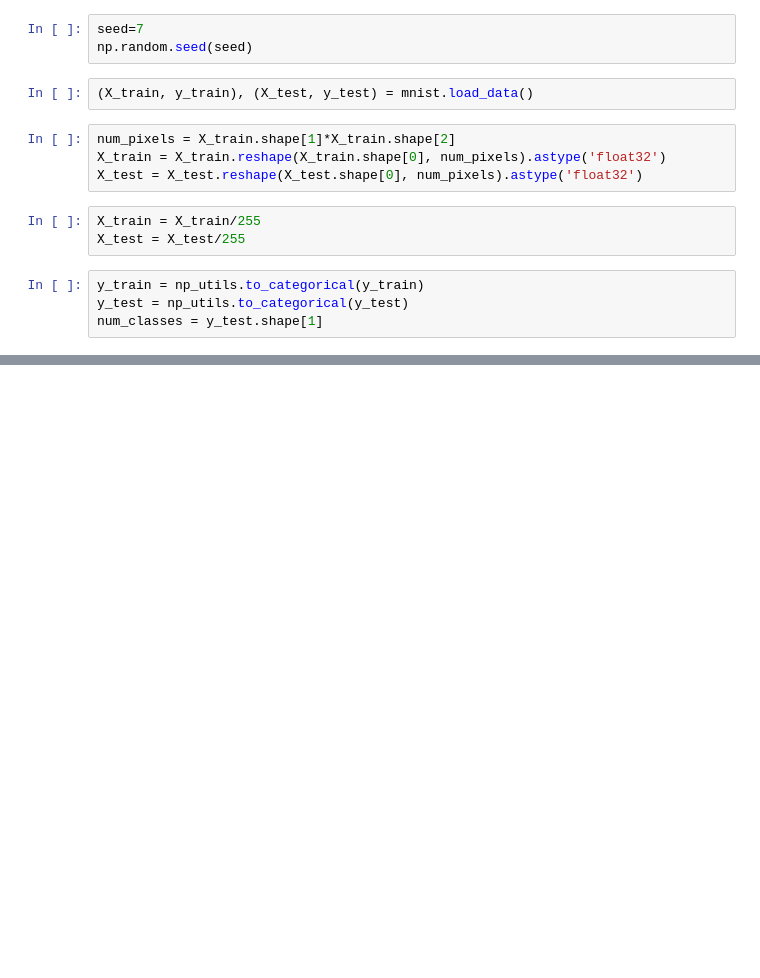
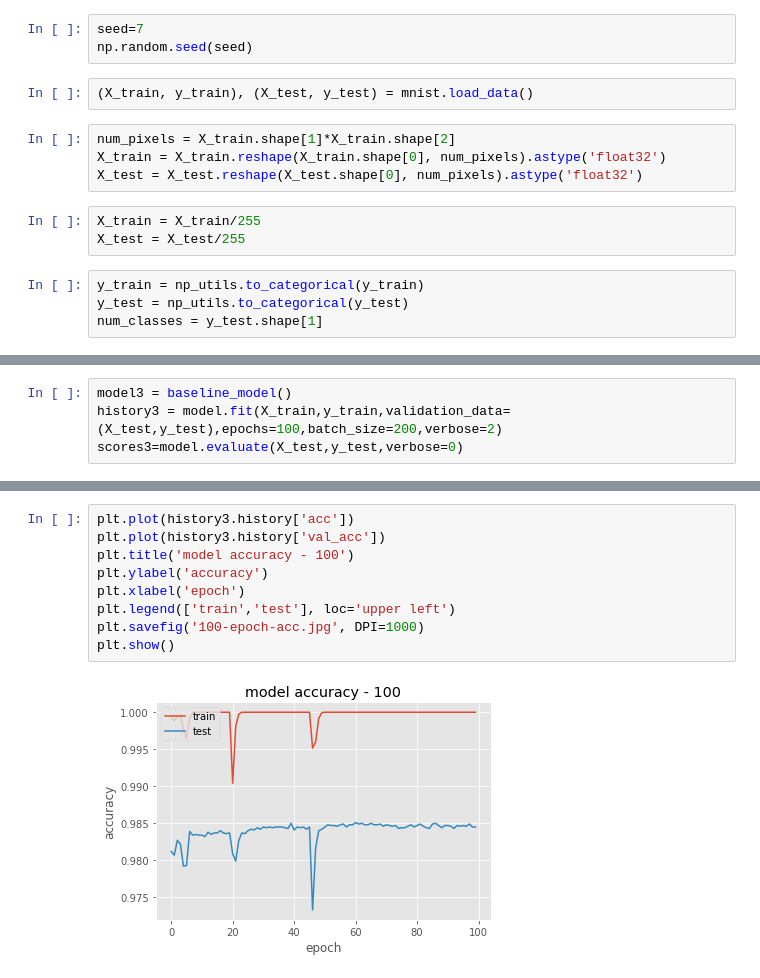
Before and after one commit to zachwarren4/Deep-Learning-the-SDSS, a Jupyter notebook: handwriting_example/basic_nn.ipynb, the cells around one changed output, grey strips where cells are left out. Cells and saved outputs as stored; diff of their text form; blank space fills up the shorter version.

```diff
--- a/handwriting_example/basic_nn.ipynb
+++ b/handwriting_example/basic_nn.ipynb
@@ -105,0 +104,4 @@ plt.show()
+# %%
+model3 = baseline_model()
+history3 = model.fit(X_train,y_train,validation_data=(X_test,y_test),epochs=100,batch_size=200,verbose=2)
+scores3=model.evaluate(X_test,y_test,verbose=0)
@@ -105,0 +126,11 @@ plt.show()
+# %%
+plt.plot(history3.history['acc'])
+plt.plot(history3.history['val_acc'])
+plt.title('model accuracy - 100')
+plt.ylabel('accuracy')
+plt.xlabel('epoch')
+plt.legend(['train','test'], loc='upper left')
+plt.savefig('100-epoch-acc.jpg', DPI=1000)
+plt.show()
+# %% [output]
+[figure, added]
```
Also changed, not shown: parts of 8 cells of this notebook, 3 other files.
